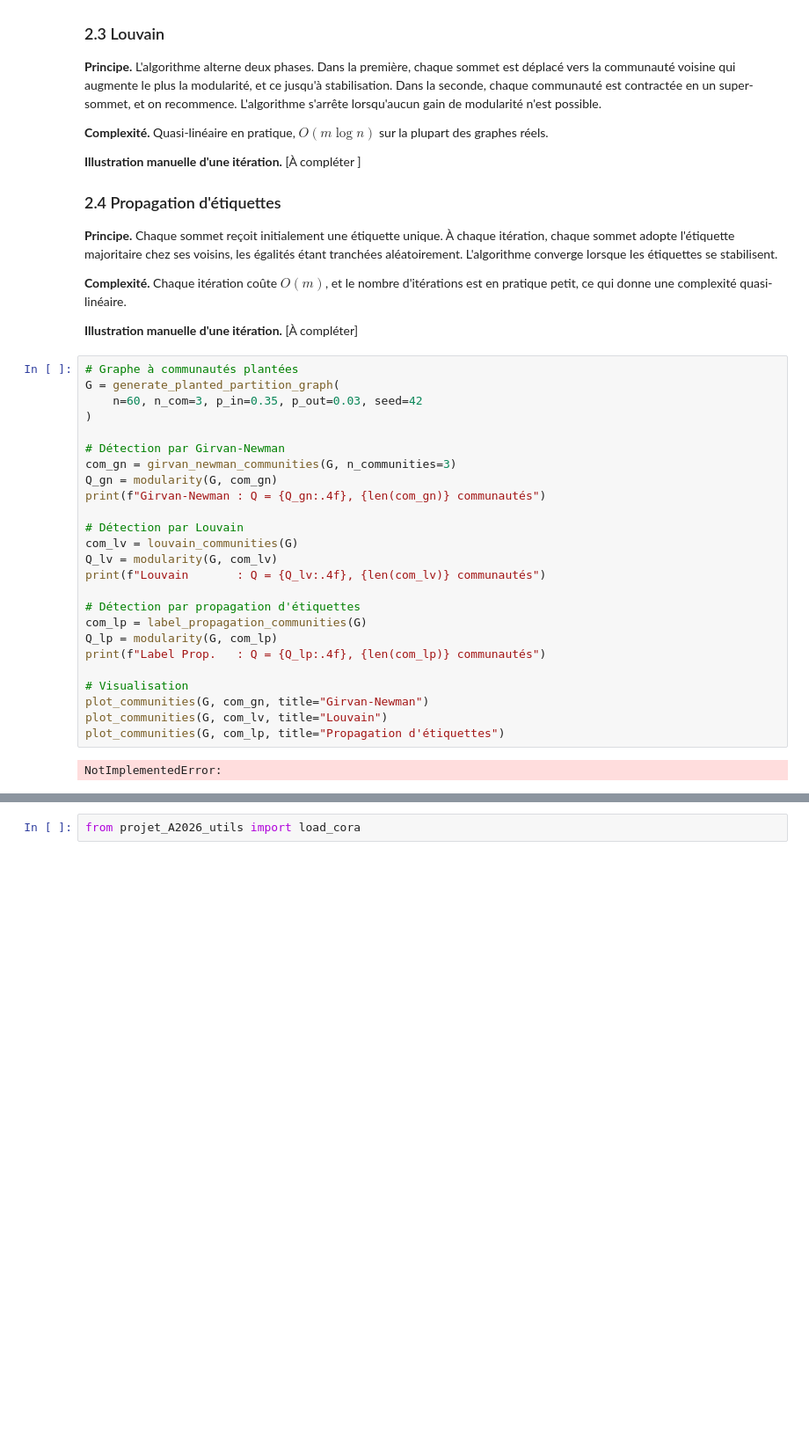
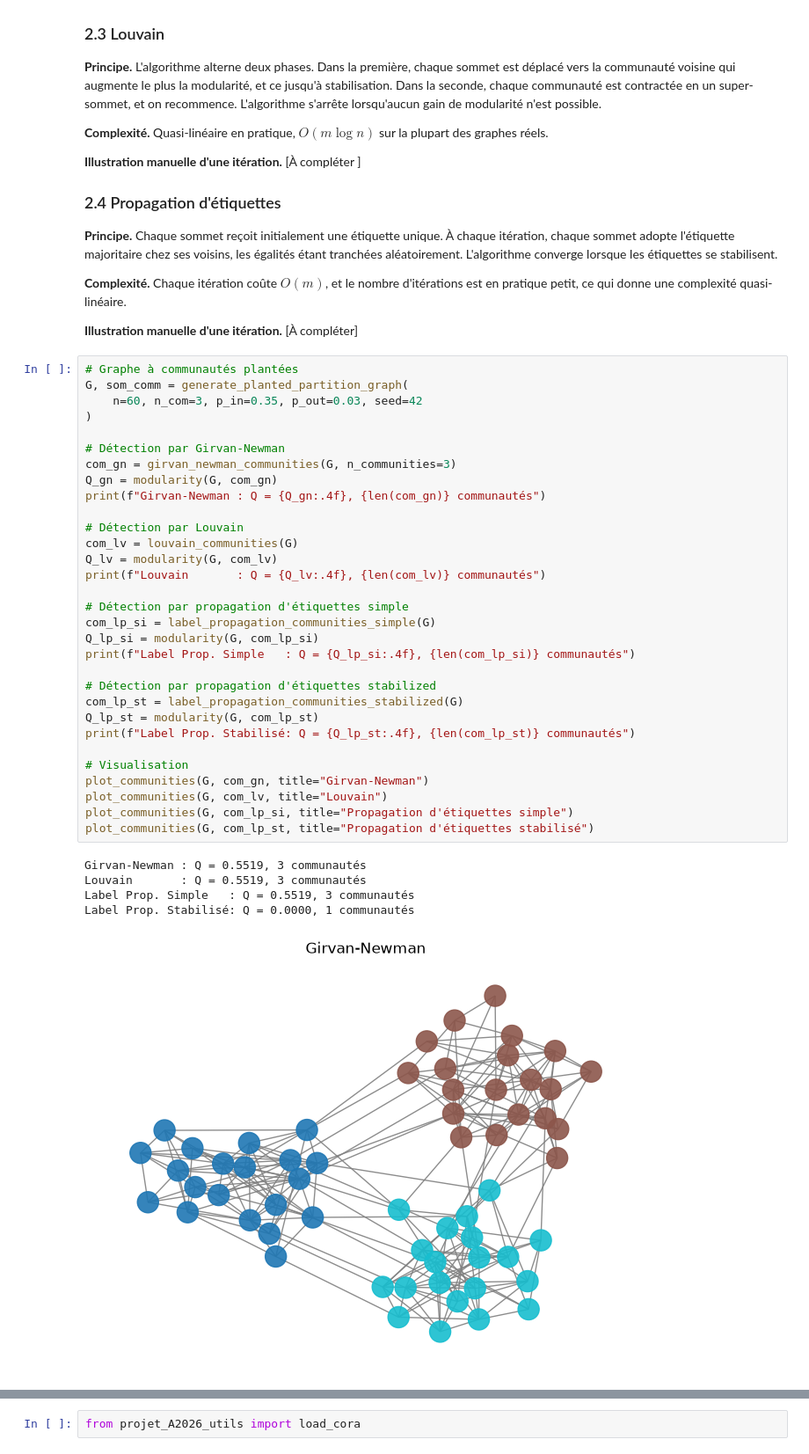
Before and after one commit to rCaruhel/IT4A, a Jupyter notebook: Projet_A2026.ipynb, the cells around one changed output, grey strips where cells are left out. Shown at 88% size. Cells and saved outputs as stored; diff of their text form; blank space fills up the shorter version.

Commit message:
Implémentation des fonctions de recherche des communautés (vibecodées tkt), correction de la fonction de benchmark

```diff
--- a/Projet_A2026.ipynb
+++ b/Projet_A2026.ipynb
@@ -144,28 +145,38 @@ en pratique petit, ce qui donne une complexité quasi-linéaire.
 **Illustration manuelle d'une itération.** [À compléter]
 # %%
 # Graphe à communautés plantées
-G = generate_planted_partition_graph(
+G, som_comm = generate_planted_partition_graph(
     n=60, n_com=3, p_in=0.35, p_out=0.03, seed=42
 )
 
 # Détection par Girvan-Newman
 com_gn = girvan_newman_communities(G, n_communities=3)
 Q_gn = modularity(G, com_gn)
 print(f"Girvan-Newman : Q = {Q_gn:.4f}, {len(com_gn)} communautés")
 
 # Détection par Louvain
 com_lv = louvain_communities(G)
 Q_lv = modularity(G, com_lv)
 print(f"Louvain       : Q = {Q_lv:.4f}, {len(com_lv)} communautés")
 
-# Détection par propagation d'étiquettes
-com_lp = label_propagation_communities(G)
-Q_lp = modularity(G, com_lp)
-print(f"Label Prop.   : Q = {Q_lp:.4f}, {len(com_lp)} communautés")
+# Détection par propagation d'étiquettes simple
+com_lp_si = label_propagation_communities_simple(G)
+Q_lp_si = modularity(G, com_lp_si)
+print(f"Label Prop. Simple   : Q = {Q_lp_si:.4f}, {len(com_lp_si)} communautés")
+
+# Détection par propagation d'étiquettes stabilized
+com_lp_st = label_propagation_communities_stabilized(G)
+Q_lp_st = modularity(G, com_lp_st)
+print(f"Label Prop. Stabilisé: Q = {Q_lp_st:.4f}, {len(com_lp_st)} communautés")
 
 # Visualisation
 plot_communities(G, com_gn, title="Girvan-Newman")
 plot_communities(G, com_lv, title="Louvain")
-plot_communities(G, com_lp, title="Propagation d'étiquettes")
+plot_communities(G, com_lp_si, title="Propagation d'étiquettes simple")
+plot_communities(G, com_lp_st, title="Propagation d'étiquettes stabilisé")
 # %% [output]
-NotImplementedError:
+Girvan-Newman : Q = 0.5519, 3 communautés
+Louvain       : Q = 0.5519, 3 communautés
+Label Prop. Simple   : Q = 0.5519, 3 communautés
+Label Prop. Stabilisé: Q = 0.0000, 1 communautés
+[figure, added]
```
Also changed, not shown: parts of 4 cells of this notebook, 1 other file.
